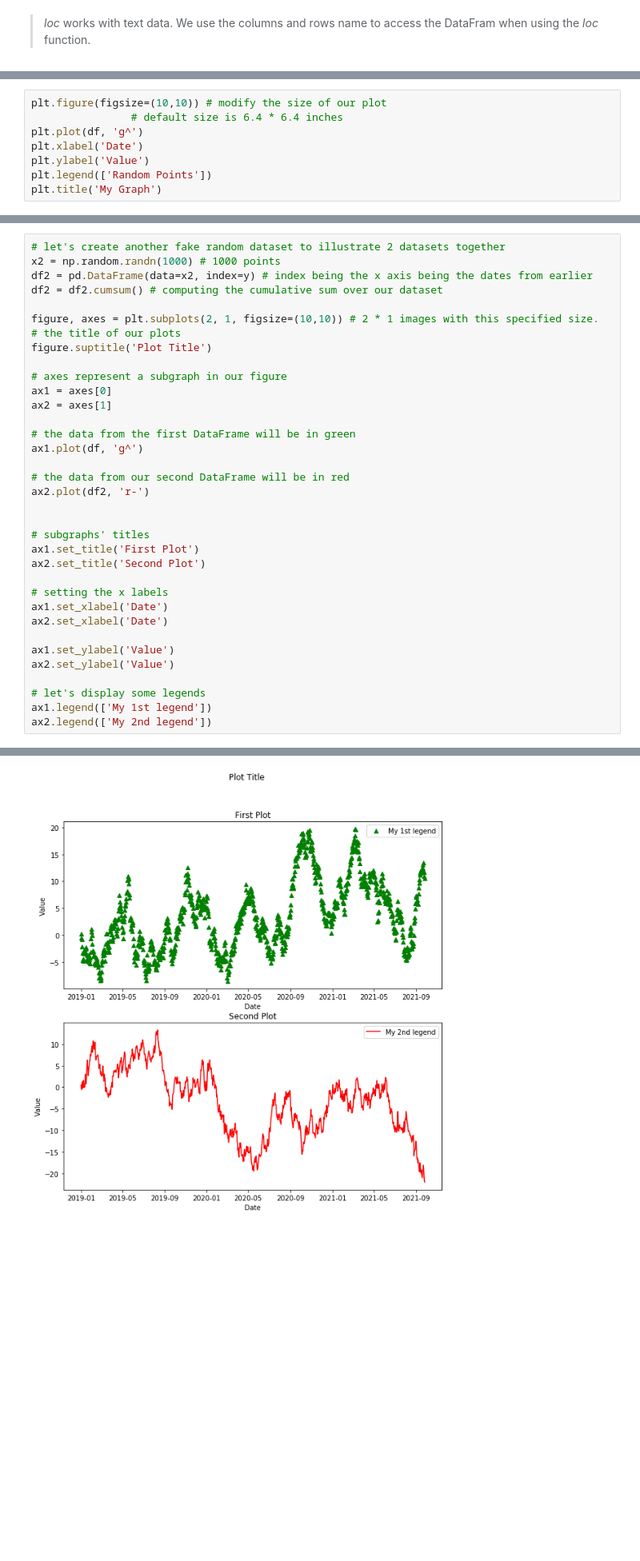
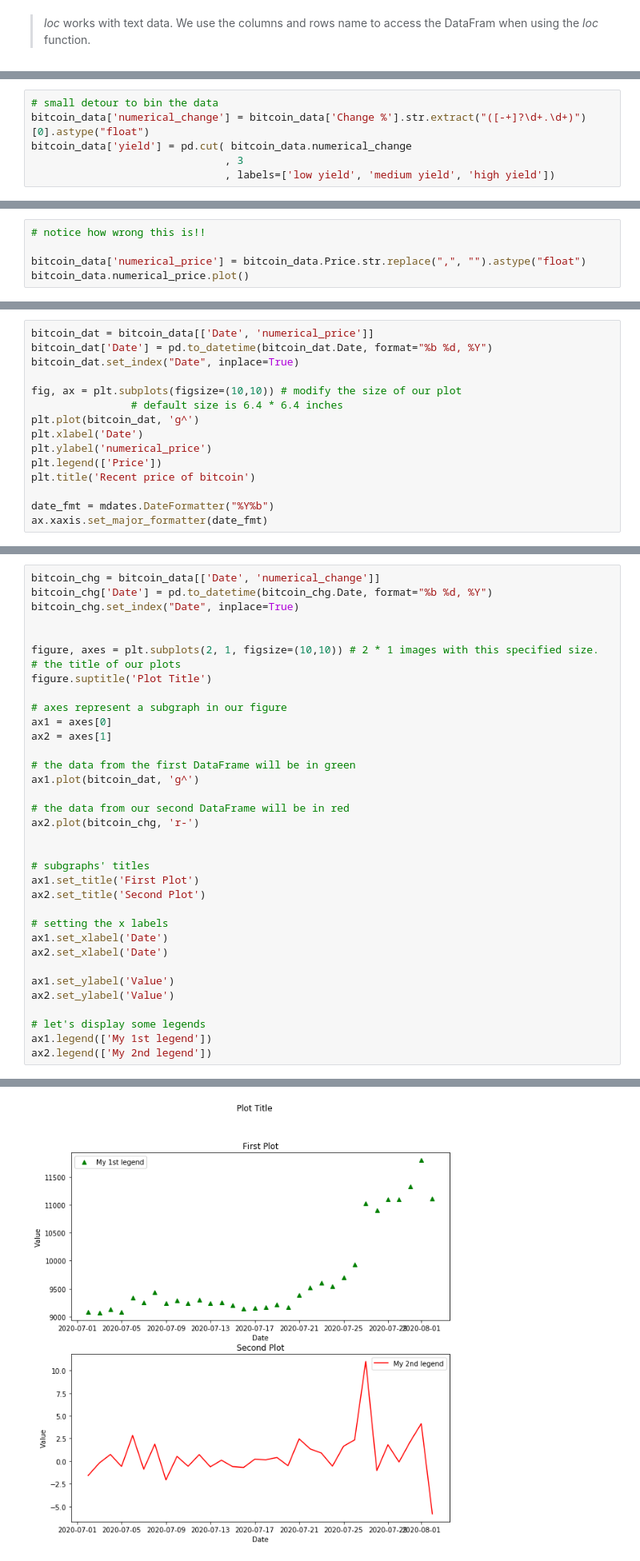
Before and after one commit to erikmagic/python-tutorials, a Jupyter notebook: pandas/beginner_workshop2.ipynb, the cells around one changed output, grey strips where cells are left out. Shown at 80% size. Saved outputs shown, nothing was run; the diff lists cells and outputs as text; blank space fills up the shorter version.

```diff
--- a/pandas/beginner_workshop2.ipynb
+++ b/pandas/beginner_workshop2.ipynb
@@ -246 +220,7 @@ Name: Han_Solo, dtype: int64
+# %%
+# small detour to bin the data
+bitcoin_data['numerical_change'] = bitcoin_data['Change %'].str.extract("([-+]?\d+.\d+)")[0].astype("float")
+bitcoin_data['yield'] = pd.cut( bitcoin_data.numerical_change
+                               , 3
+                               , labels=['low yield', 'medium yield', 'high yield'])
 # %%
@@ -289,0 +236,5 @@ df.plot()
+# %%
+# notice how wrong this is!!
+
+bitcoin_data['numerical_price'] = bitcoin_data.Price.str.replace(",", "").astype("float")
+bitcoin_data.numerical_price.plot()
@@ -299,11 +253,18 @@ df.plot()
 > There exists other visualisations packages in Python sush as *plotly* and *seaborn*.
 Now, we can modify our figures by adding labels, titles, a legend and modify the size of our plots
 # %%
-plt.figure(figsize=(10,10)) # modify the size of our plot
+bitcoin_dat = bitcoin_data[['Date', 'numerical_price']]
+bitcoin_dat['Date'] = pd.to_datetime(bitcoin_dat.Date, format="%b %d, %Y")
+bitcoin_dat.set_index("Date", inplace=True)
+
+fig, ax = plt.subplots(figsize=(10,10)) # modify the size of our plot
                 # default size is 6.4 * 6.4 inches
-plt.plot(df, 'g^')
+plt.plot(bitcoin_dat, 'g^')
 plt.xlabel('Date')
-plt.ylabel('Value')
-plt.legend(['Random Points'])
-plt.title('My Graph')
+plt.ylabel('numerical_price')
+plt.legend(['Price'])
+plt.title('Recent price of bitcoin')
+
+date_fmt = mdates.DateFormatter("%Y%b")
+ax.xaxis.set_major_formatter(date_fmt)
 # %% [output]
@@ -312,8 +276,8 @@ Text(0.5, 1.0, 'My Graph')
 # %%
-# let's create another fake random dataset to illustrate 2 datasets together
-x2 = np.random.randn(1000) # 1000 points
-df2 = pd.DataFrame(data=x2, index=y) # index being the x axis being the dates from earlier
-df2 = df2.cumsum() # computing the cumulative sum over our dataset
+bitcoin_chg = bitcoin_data[['Date', 'numerical_change']]
+bitcoin_chg['Date'] = pd.to_datetime(bitcoin_chg.Date, format="%b %d, %Y")
+bitcoin_chg.set_index("Date", inplace=True)
+
 
 figure, axes = plt.subplots(2, 1, figsize=(10,10)) # 2 * 1 images with this specified size.
 # the title of our plots
@@ -324,10 +288,10 @@ ax1 = axes[0]
 ax2 = axes[1]
 
 # the data from the first DataFrame will be in green
-ax1.plot(df, 'g^')
+ax1.plot(bitcoin_dat, 'g^')
 
 # the data from our second DataFrame will be in red
-ax2.plot(df2, 'r-')
+ax2.plot(bitcoin_chg, 'r-')
 
 
 # subgraphs' titles
@@ -349,4 +318,4 @@ ax2.legend(['My 2nd legend'])
-[figure, old version]
+[figure, new version]
 # %% [markdown]
 ### Descriptive statistics using pandas Dataframe
 > We can directly generate a description of our dataset when our dataset is in the DataFrame format. By default, a description will only target numerical data types.
```
Also changed, not shown: parts of 36 cells of this notebook, 41 other files.
